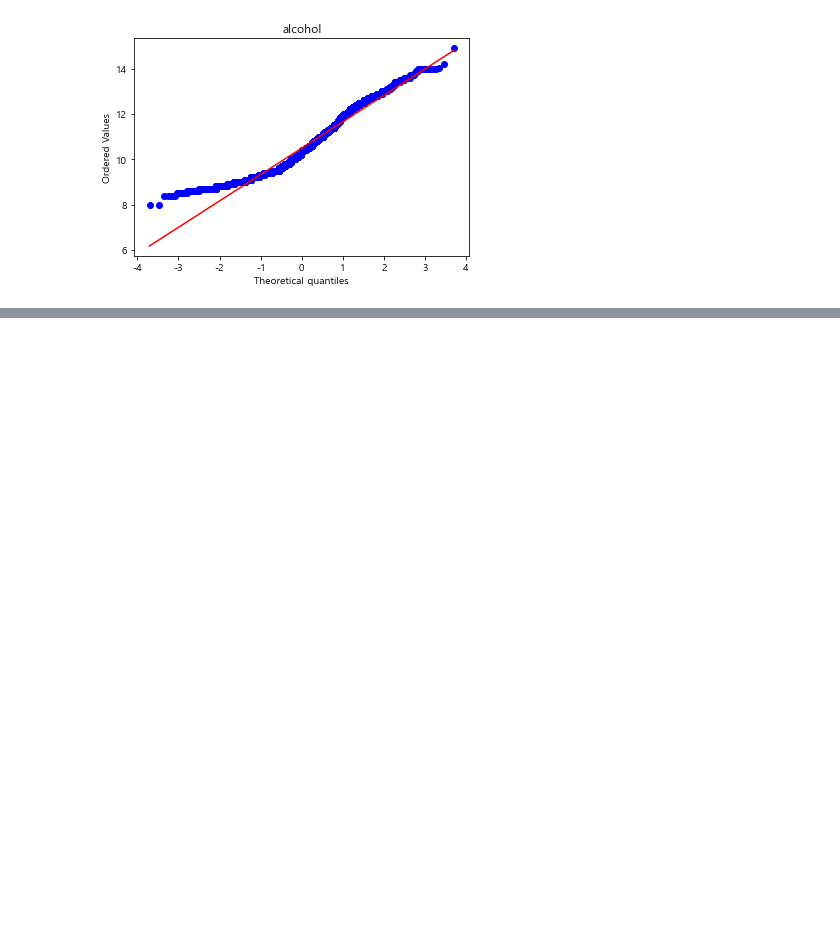
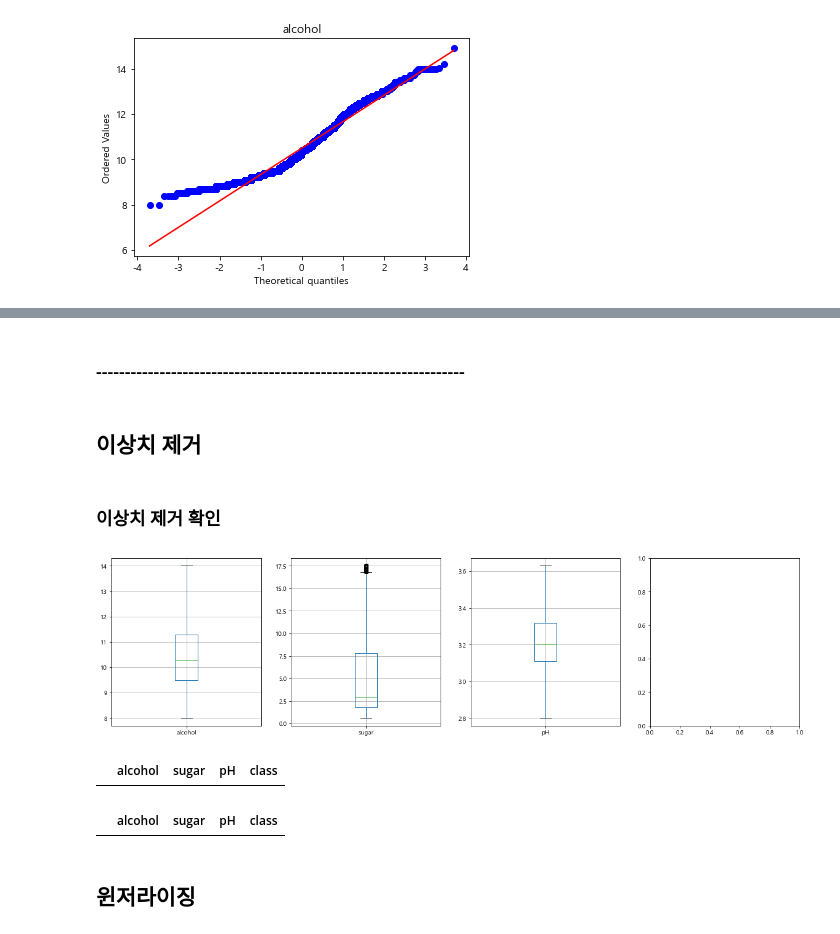
Before and after one commit to jkim0313/ubion5_tutoring, a Jupyter notebook: wine_classifier.ipynb, the cells around one changed output, grey strips where cells are left out. Drawn from its saved outputs; the diff is of its cells as text; code cells hidden in the pictures; blank space fills up the shorter version.

Commit message:
wine 분류

```diff
--- a/wine_classifier.ipynb
+++ b/wine_classifier.ipynb
@@ -471,0 +544,18 @@ from scipy import stats
+# %%
+from scipy import stats
+import warnings
+warnings.filterwarnings('ignore')
+import matplotlib.pyplot as plt
+%matplotlib inline
+
+plt.rcParams['axes.unicode_minus'] = False
+plt.rcParams["font.family"] = "Malgun Gothic"
+
+
+
+fig, axes = plt.subplots(nrows, ncols)  # subplot 행, 열 설정
+fig.set_size_inches((20, 5))            # subplot 사이즈 설정
+
+
+
+plt.show()
@@ -471,0 +570,4 @@ from scipy import stats
+# %% [markdown]
+### ----------------------------------------------------------------
+# %% [markdown]
+## 이상치 제거
@@ -471,0 +588,33 @@ from scipy import stats
+# %% [markdown]
+### 이상치 제거 확인
+# %%
+import warnings
+warnings.filterwarnings('ignore')
+import matplotlib.pyplot as plt
+%matplotlib inline
+
+plt.rcParams['axes.unicode_minus'] = False
+plt.rcParams["font.family"] = "Malgun Gothic"
+
+
+
+fig, axes = plt.subplots(nrows, ncols)  # subplot 행, 열 설정
+fig.set_size_inches((20, 5))            # subplot 사이즈 설정
+
+
+
+plt.show()
+# %% [output]
+[figure, added]
+# %%
+import numpy as np
+
+# inf 값 확인
+wine[(wine == np.inf).any(axis=1)]
+# %% [output]
+|  | alcohol | sugar | pH | class |
+# %%
+# -inf 값 확인
+wine[(wine == -np.inf).any(axis=1)]
+# %% [output]
+|  | alcohol | sugar | pH | class |
@@ -471,0 +630,2 @@ from scipy import stats
+# %% [markdown]
+## 윈저라이징
```
Also changed, not shown: parts of 53 cells of this notebook, 3 other files.
